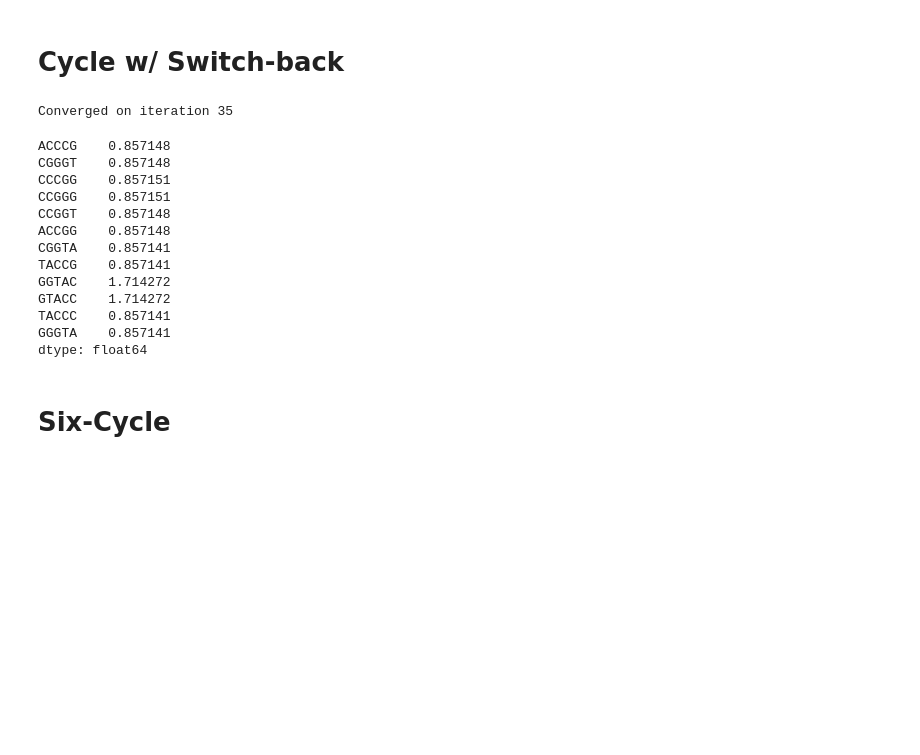
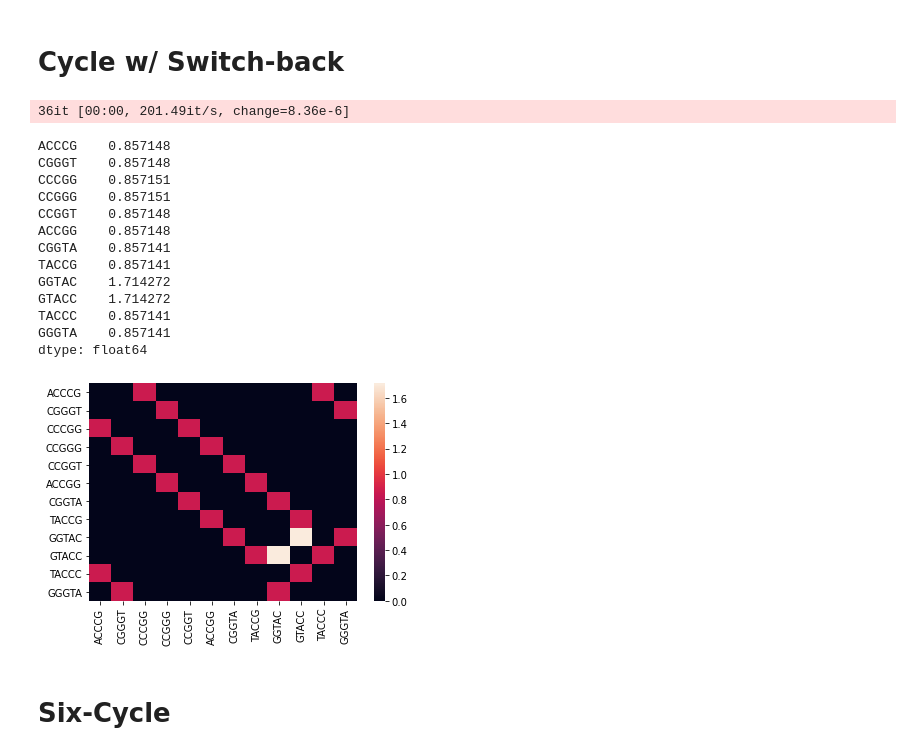
Before and after one commit to bsmith89/asmbl-depth-smoothing, a Jupyter notebook: nb/prototype3_message_passing.ipynb, the cells around one changed output. Cells and saved outputs as stored; diff of their text form; code cells hidden in the pictures; blank space fills up the shorter version.

Commit message:
Refine fitting procedure for some experimental graphs.

```diff
--- a/nb/prototype3_message_passing.ipynb
+++ b/nb/prototype3_message_passing.ipynb
@@ -40,11 +42,11 @@ def initialize_messages(dgraph, depth):
 
     return send_to_r, send_to_l
 # %%
-def iterate_messages(send_to_r, send_to_l, depth, gamma=1.0):
+def iterate_messages(send_to_r, send_to_l, depth, weight=1.0):
     total_from_l = send_to_r.sum()
     total_from_r = send_to_l.sum()
     # Update depth
-    next_depth = (total_from_r + total_from_l + (gamma * depth)) / (2 + gamma)
+    next_depth = (total_from_r + total_from_l + (weight * depth)) / (2 + weight)
     # Scale the depth so there's no overall loss.
     depth = next_depth * (depth.sum() / next_depth.sum())
     # Calculate next message
@@ -82,15 +84,19 @@ send_to_r, send_to_l = initialize_messages(dgraph, depth0)
 depth = depth0
 thresh = 1e-5
 i = 0
+tbar = tqdm(position=0, leave=True)
 while True:
-    send_to_r, send_to_l, new_depth = iterate_messages(send_to_r, send_to_l, depth)
+    send_to_r, send_to_l, new_depth = iterate_messages(
+        send_to_r, send_to_l, depth, weight=1.0
+    )
     delta = new_depth - depth
     change = np.sqrt(np.sum(np.square(new_depth - depth)))
     depth = new_depth
+    tbar.update()
+    tbar.set_postfix({'change': change})
     if change < thresh:
-        print(f"Converged on iteration {i}")
+        tbar.refresh()
         break
-    i += 1
 
 sns.heatmap(send_to_r + send_to_l)
 depth
@@ -135,15 +141,19 @@ send_to_r, send_to_l = initialize_messages(dgraph, depth0)
 depth = depth0
 thresh = 1e-5
 i = 0
+tbar = tqdm(position=0, leave=True)
 while True:
-    send_to_r, send_to_l, new_depth = iterate_messages(send_to_r, send_to_l, depth)
+    send_to_r, send_to_l, new_depth = iterate_messages(
+        send_to_r, send_to_l, depth, weight=1.0
+    )
     delta = new_depth - depth
     change = np.sqrt(np.sum(np.square(new_depth - depth)))
     depth = new_depth
+    tbar.update()
+    tbar.set_postfix({'change': change})
     if change < thresh:
-        print(f"Converged on iteration {i}")
+        tbar.refresh()
         break
-    i += 1
 
 sns.heatmap(send_to_r + send_to_l)
 depth
@@ -186,37 +196,42 @@ observed_depth = lib.assembly_graph.add_reverse_complement_depth({
 })
 dgraph, depth0 = build_from_seed(seed, observed_depth)
 send_to_r, send_to_l = initialize_messages(dgraph, depth0)
 
 depth = depth0
 thresh = 1e-5
 i = 0
+tbar = tqdm(position=0, leave=True)
 while True:
-    send_to_r, send_to_l, new_depth = iterate_messages(send_to_r, send_to_l, depth)
+    send_to_r, send_to_l, new_depth = iterate_messages(
+        send_to_r, send_to_l, depth, weight=1.0
+    )
     delta = new_depth - depth
     change = np.sqrt(np.sum(np.square(new_depth - depth)))
     depth = new_depth
+    tbar.update()
+    tbar.set_postfix({'change': change})
     if change < thresh:
-        print(f"Converged on iteration {i}")
+        tbar.refresh()
         break
-    i += 1
 
 sns.heatmap(send_to_r + send_to_l)
 depth
 # %% [output]
-Converged on iteration 35
+36it [00:00, 201.49it/s, change=8.36e-6]
 ACCCG    0.857148
 CGGGT    0.857148
 CCCGG    0.857151
 CCGGG    0.857151
 CCGGT    0.857148
 ACCGG    0.857148
 CGGTA    0.857141
 TACCG    0.857141
 GGTAC    1.714272
 GTACC    1.714272
 TACCC    0.857141
 GGGTA    0.857141
 dtype: float64
+[figure, added]
 # %% [markdown]
 # Six-Cycle
 # %%
```
Also changed, not shown: parts of 7 cells of this notebook.
